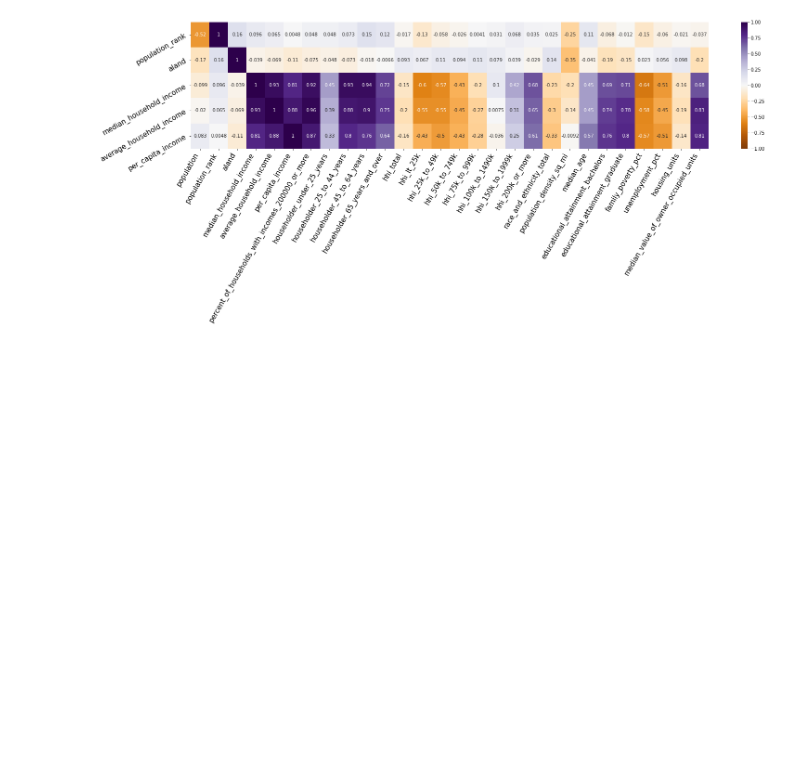
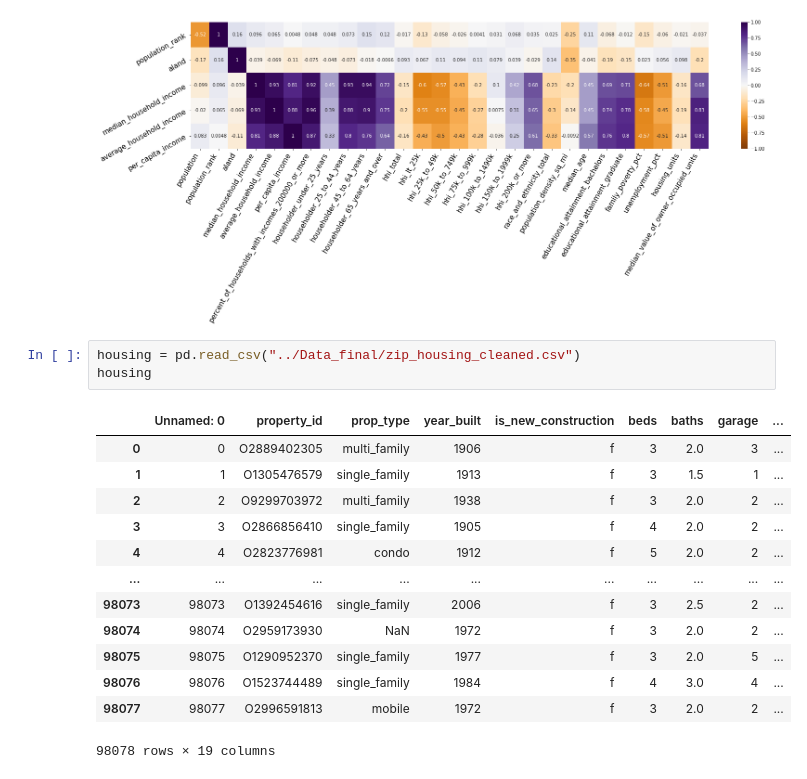
Before and after one commit to sakuraszy/STATS-170A-Group, a Jupyter notebook: Wrangling_code/report_first_draft_data_vis.ipynb, the cells around one changed output. Saved outputs shown, nothing was run; the diff lists cells and outputs as text; blank space fills up the shorter version.

```diff
--- a/Wrangling_code/report_first_draft_data_vis.ipynb
+++ b/Wrangling_code/report_first_draft_data_vis.ipynb
@@ -75,3 +75,20 @@ ax.set_xticklabels(ax.get_xticklabels(), rotation="60", horizontalalignment='rig
  Text(26.5, 0, 'housing_units'),
  Text(27.5, 0, 'median_value_of_owner_occupied_units')]
 [figure]
+# %%
+housing = pd.read_csv("../Data_final/zip_housing_cleaned.csv")
+housing
+# %% [output]
+|  | Unnamed: 0 | property_id | prop_type | year_built | is_new_construction | beds | baths | garage | ... |
+| 0 | 0 | O2889402305 | multi_family | 1906 | f | 3 | 2.0 | 3 | ... |
+| 1 | 1 | O1305476579 | single_family | 1913 | f | 3 | 1.5 | 1 | ... |
+| 2 | 2 | O9299703972 | multi_family | 1938 | f | 3 | 2.0 | 2 | ... |
+| 3 | 3 | O2866856410 | single_family | 1905 | f | 4 | 2.0 | 2 | ... |
+| 4 | 4 | O2823776981 | condo | 1912 | f | 5 | 2.0 | 2 | ... |
+| ... | ... | ... | ... | ... | ... | ... | ... | ... | ... |
+| 98073 | 98073 | O1392454616 | single_family | 2006 | f | 3 | 2.5 | 2 | ... |
+| 98074 | 98074 | O2959173930 | NaN | 1972 | f | 3 | 2.0 | 2 | ... |
+| 98075 | 98075 | O1290952370 | single_family | 1977 | f | 3 | 2.0 | 5 | ... |
+| 98076 | 98076 | O1523744489 | single_family | 1984 | f | 4 | 3.0 | 4 | ... |
+| 98077 | 98077 | O2996591813 | mobile | 1972 | f | 3 | 2.0 | 2 | ... |
+98078 rows × 19 columns
```
Also changed, not shown: parts of 2 cells of this notebook.
